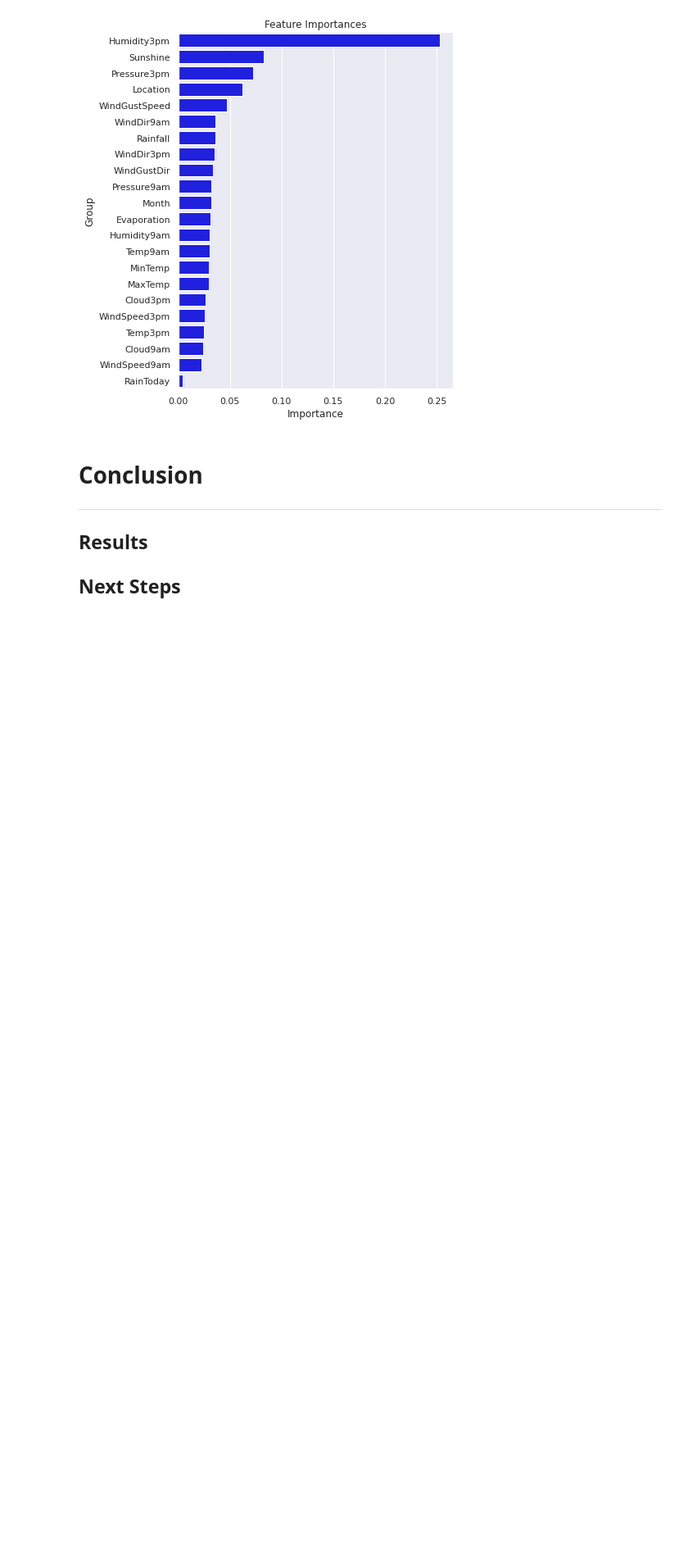
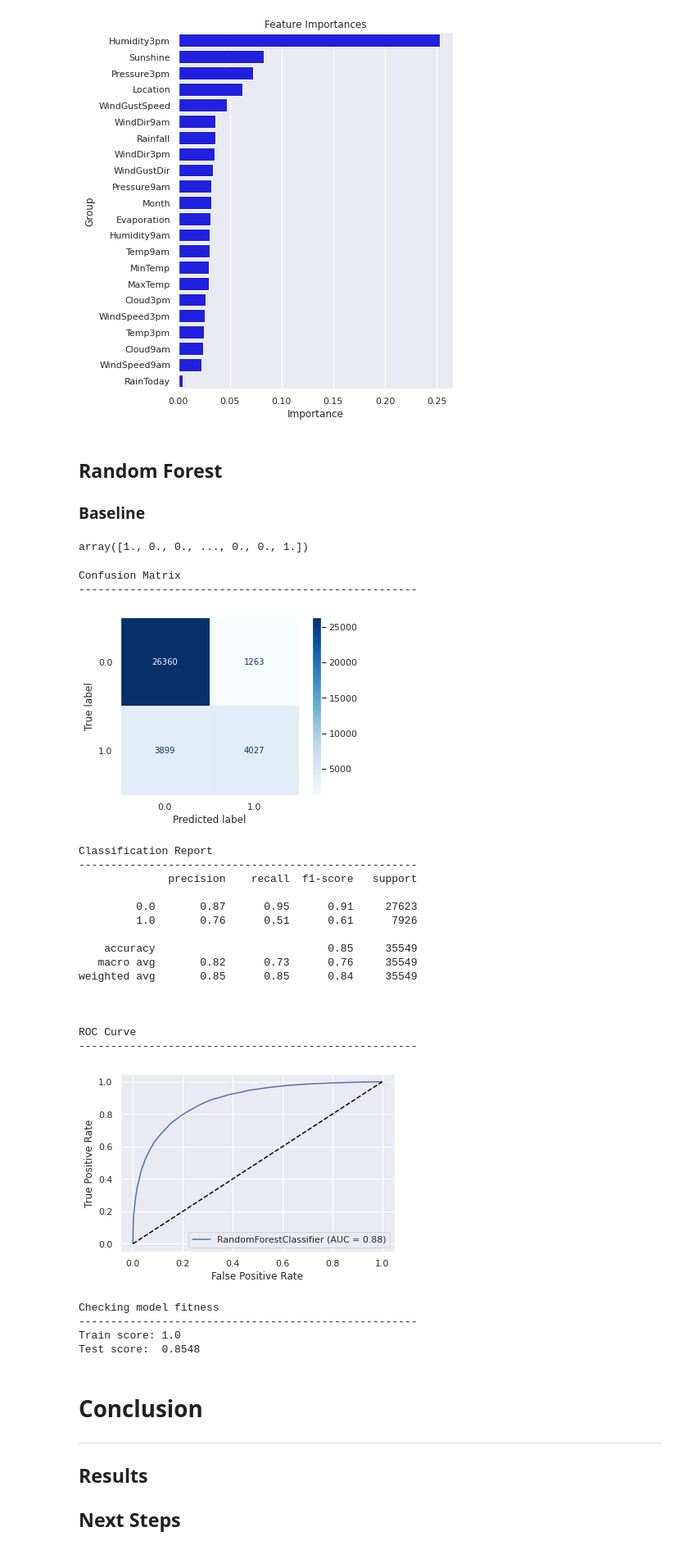
Before and after one commit to tjkyner/australian-rain-prediction, a Jupyter notebook: notebook.ipynb, the cells around one changed output. Shown: that part at 82% size. Drawn from its saved outputs; the diff is of its cells as text; code cells hidden in the pictures; blank space fills up the shorter version.

Commit message:
random forest base model

```diff
--- a/notebook.ipynb
+++ b/notebook.ipynb
@@ -896,6 +897,42 @@ sns.barplot(y=feature_imp_df_grouped.index,
 plt.title('Feature Importances');
 # %% [output]
 [figure]
+# %% [markdown]
+## Random Forest
+### Baseline
+# %%
+rf = RandomForestClassifier(random_state=42)
+rf.fit(X_train, y_train)
+y_pred_rf = rf.predict(X_test)
+y_pred_rf
+# %% [output]
+array([1., 0., 0., ..., 0., 0., 1.])
+# %%
+evaluate(rf, y_pred=y_pred_rf)
+# %% [output]
+Confusion Matrix
+-----------------------------------------------------
+[figure, added]
+Classification Report
+-----------------------------------------------------
+              precision    recall  f1-score   support
+
+         0.0       0.87      0.95      0.91     27623
+         1.0       0.76      0.51      0.61      7926
+
+    accuracy                           0.85     35549
+   macro avg       0.82      0.73      0.76     35549
+weighted avg       0.85      0.85      0.84     35549
+
+
+
+ROC Curve
+-----------------------------------------------------
+[figure, added]
+Checking model fitness
+-----------------------------------------------------
+Train score: 1.0
+Test score:  0.8548
 # %% [markdown]
 # Conclusion
 ---
```
Also changed, not shown: parts of 1 cell of this notebook.
